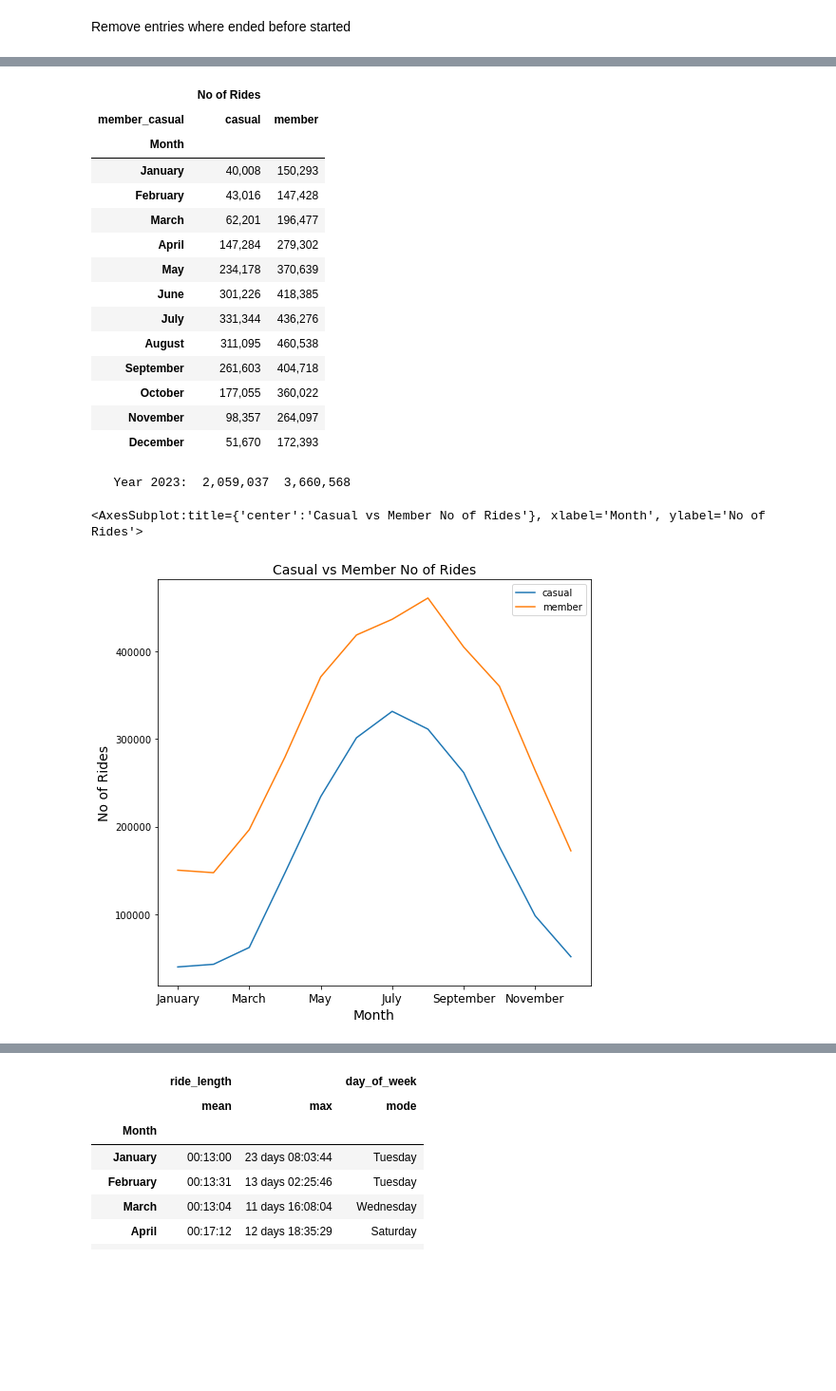
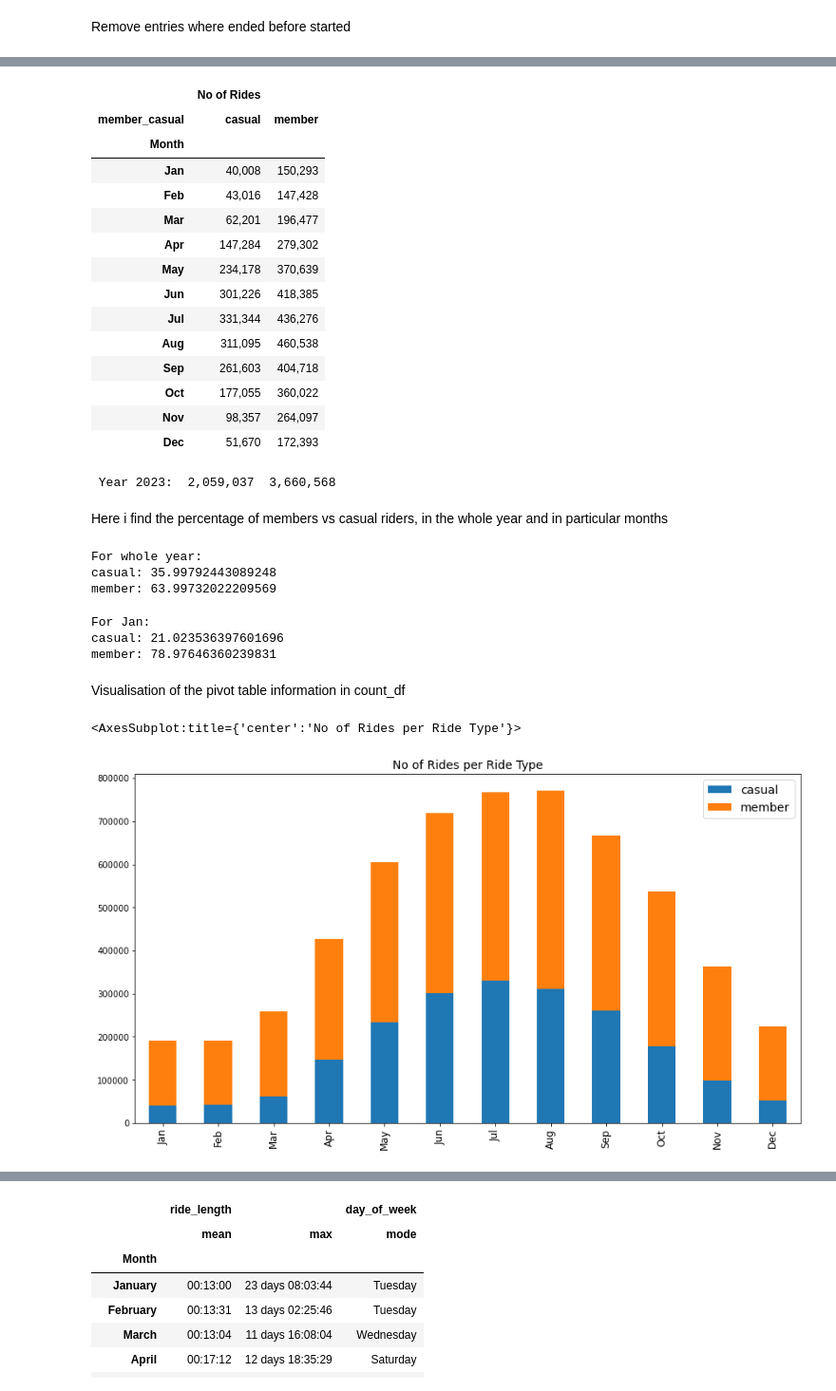
Before and after one commit to SummerKassem/BikeShareCS, a Jupyter notebook: PythonCode/bike_share_analysis.ipynb, the cells around one changed output, grey strips where cells are left out. Shown: that part at 95% size. Saved outputs shown, nothing was run; the diff lists cells and outputs as text; code cells hidden in the pictures; blank space fills up the shorter version.

Commit message:
reformatting notebook and report
finished until first subsection of the analysis

```diff
--- a/PythonCode/bike_share_analysis.ipynb
+++ b/PythonCode/bike_share_analysis.ipynb
@@ -23,3 +21,5 @@ month_order = ['January', 'February', 'March', 'April', 'May', 'June', 'July', '
+# %%
+month_order = ['Jan', 'Feb', 'Mar', 'Apr', 'May', 'Jun', 'Jul', 'Aug', 'Sep', 'Oct', 'Nov', 'Dec']
 # %%
 # input:    name of directory where the csv files are located
 # output:   multi-index DF that contains entire dataset
@@ -30,7 +30,7 @@ def read_data(dir):
     csv_files = [file for file in files if file.endswith('.csv')] # files need to be filtered by .csv to excluse .DS_Store
 
     for csv_file in csv_files:
-        month = calendar.month_name[int(csv_file[4:6])]
+        month = calendar.month_name[int(csv_file[4:6])][0:3]
         dfs[month] = pd.read_csv(os.path.join(dir, csv_file) )
 
     all_data = pd.concat(dfs.values(), keys=dfs.keys())
@@ -475,24 +451,23 @@ def count_rides_per_rider(dataset):
     count_df = count_df.reindex(month_order)
     return count_df, Totals
 # %%
-#21
 count_df, totals = count_rides_per_rider(prepared_data)
 count_df_formatted = count_df.applymap(lambda x: format(x, ','))
 display(count_df_formatted)
-print(f"\033[1m   Year 2023:  {format(totals[0], ',')}  {format(totals[1], ',')} \033[0m")
+print(f"\033[1m Year 2023:  {format(totals[0], ',')}  {format(totals[1], ',')} \033[0m")
 # %% [output]
 |  | No of Rides |  |
 | member_casual | casual | member |
 | Month |  |  |
-| January | 40,008 | 150,293 |
-| February | 43,016 | 147,428 |
-| March | 62,201 | 196,477 |
-| April | 147,284 | 279,302 |
+| Jan | 40,008 | 150,293 |
+| Feb | 43,016 | 147,428 |
+| Mar | 62,201 | 196,477 |
+| Apr | 147,284 | 279,302 |
 | May | 234,178 | 370,639 |
-| June | 301,226 | 418,385 |
-| July | 331,344 | 436,276 |
-| August | 311,095 | 460,538 |
-| September | 261,603 | 404,718 |
-| October | 177,055 | 360,022 |
-| November | 98,357 | 264,097 |
-| December | 51,670 | 172,393 |
+| Jun | 301,226 | 418,385 |
+| Jul | 331,344 | 436,276 |
+| Aug | 311,095 | 460,538 |
+| Sep | 261,603 | 404,718 |
+| Oct | 177,055 | 360,022 |
+| Nov | 98,357 | 264,097 |
+| Dec | 51,670 | 172,393 |
@@ -500,16 +475,38 @@ print(f"\033[1m   Year 2023:  {format(totals[0], ',')}  {format(totals[1], ',')}
+# %% [markdown]
+Here i find the percentage of members vs casual riders, in the whole year and in particular months
+# %%
+print("For whole year:")
+print(f"casual: {totals[0]*100/size_series.sum()}")
+print(f"member: {totals[1]*100/size_series.sum()}")
+# %% [output]
+For whole year:
+casual: 35.99792443089248
+member: 63.99732022209569
+# %%
+month = "Jan"
+print(f"For {month}:")
+cas = count_df.loc[month][('No of Rides','casual')]
+mem = count_df.loc[month][('No of Rides','member')]
+print(f"casual: {cas*100/(cas+mem)}")
+print(f"member: {mem*100/(cas+mem)}")
+# %% [output]
+For Jan:
+casual: 21.023536397601696
+member: 78.97646360239831
+# %% [markdown]
+Visualisation of the pivot table information in count_df
 # %%
-#22
-img = count_df.plot(figsize=(7.5,7))
-img.set_ylabel("No of Rides", fontsize=14)
-img.set_xlabel("Month", fontsize=14)
-img.set_title("Casual vs Member No of Rides", fontsize=14)
+img = count_df.plot(kind="bar", stacked=True, figsize=(12,6.8))
+img.set_xlabel("")
+img.set_title("No of Rides per Ride Type", fontsize=14)
 img.tick_params(axis='x', labelsize=12)
 legend_labels = ['casual', 'member']
-plt.legend(legend_labels)
+plt.legend(legend_labels, fontsize=14)
 plt.tight_layout()
 
-img.get_figure().savefig('../Report/images/no_of_rides.pdf')
+img.get_figure().savefig('../Report/Latex/images/no_of_rides.pdf')
+img.get_figure().savefig('../Visualisations/no_of_rides.pdf')
 img
 # %% [output]
-<AxesSubplot:title={'center':'Casual vs Member No of Rides'}, xlabel='Month', ylabel='No of Rides'>
+<AxesSubplot:title={'center':'No of Rides per Ride Type'}>
-[figure, old version]
+[figure, new version]
```
Also changed, not shown: parts of 31 cells of this notebook, 17 other files.
